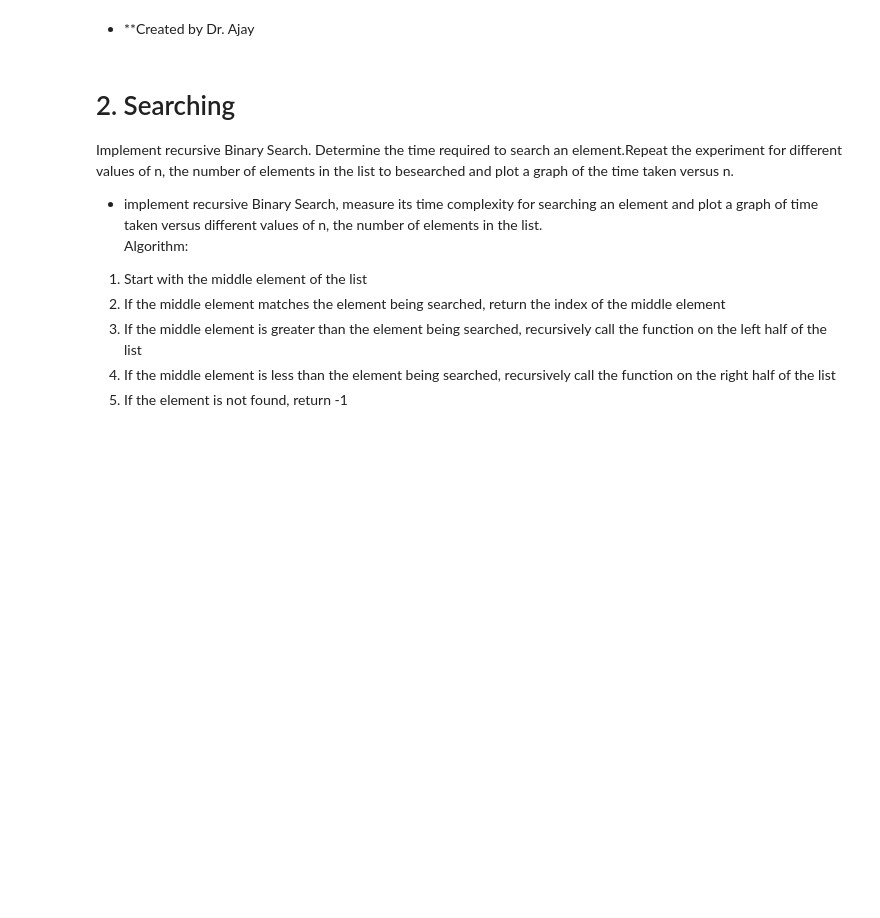
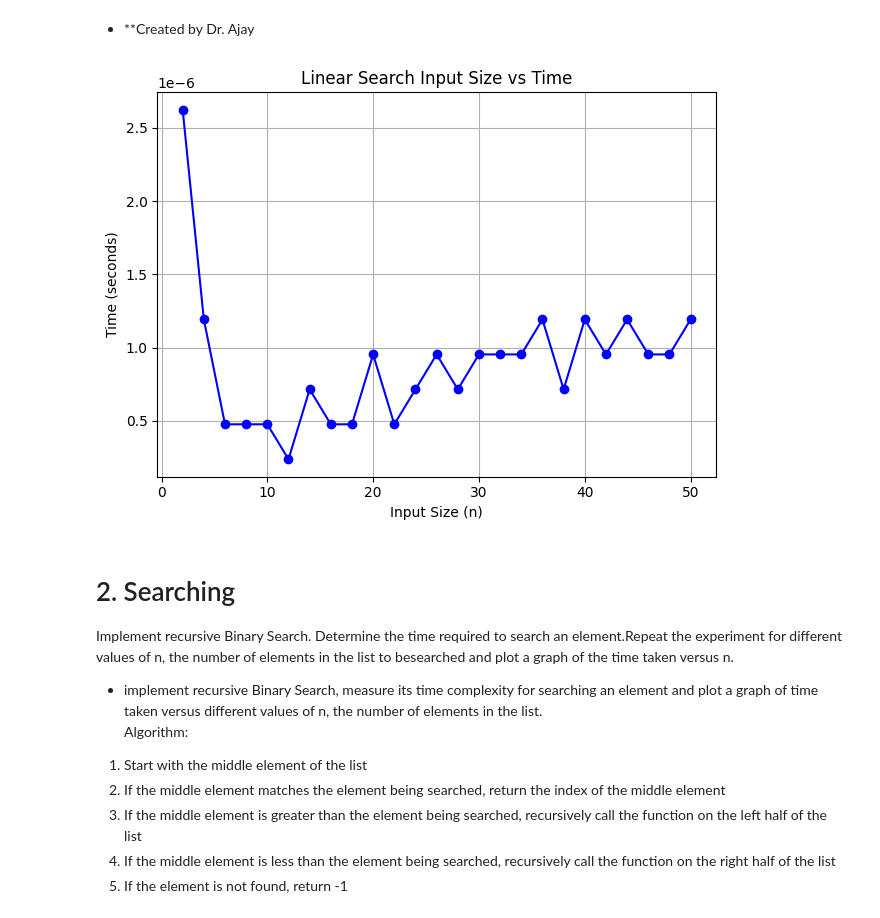
Before and after one commit to palak-2006/ALGO-lab, a Jupyter notebook: lab_4.ipynb, the cells around one changed output. Cells and saved outputs as stored; diff of their text form; code cells hidden in the pictures; blank space fills up the shorter version.

```diff
--- a/lab_4.ipynb
+++ b/lab_4.ipynb
@@ -18,3 +16,30 @@ Implement Linear Search. Determine the time required to search for element. Repe
+# %%
+import time
+import matplotlib.pyplot as plt
+
+def linear_search(arr, key):
+    for i in range(len(arr)):
+        if arr[i] == key:
+            return i
+    return -1
+input_sizes = list(range(2,51,2))
+search_time = []
+for n in input_sizes:
+    data = list(range(n))
+    target = -1
+    start = time.time()
+    linear_search(data, target)
+    end = time.time()
+    search_time.append(end - start)
+plt.plot(input_sizes, search_time, marker='o', color='blue')
+plt.title("Linear Search Input Size vs Time")
+plt.xlabel("Input Size (n)")
+plt.ylabel("Time (seconds)")
+plt.grid(True)
+plt.tight_layout()
+plt.show()
+# %% [output]
+[figure, added]
 # %% [markdown]
 # 2. Searching
 Implement recursive Binary Search. Determine the time required to search an element.Repeat the experiment for different values of n, the number of elements in the list to besearched and plot a graph of the time taken versus n.
```
Also changed, not shown: parts of 5 cells of this notebook.
